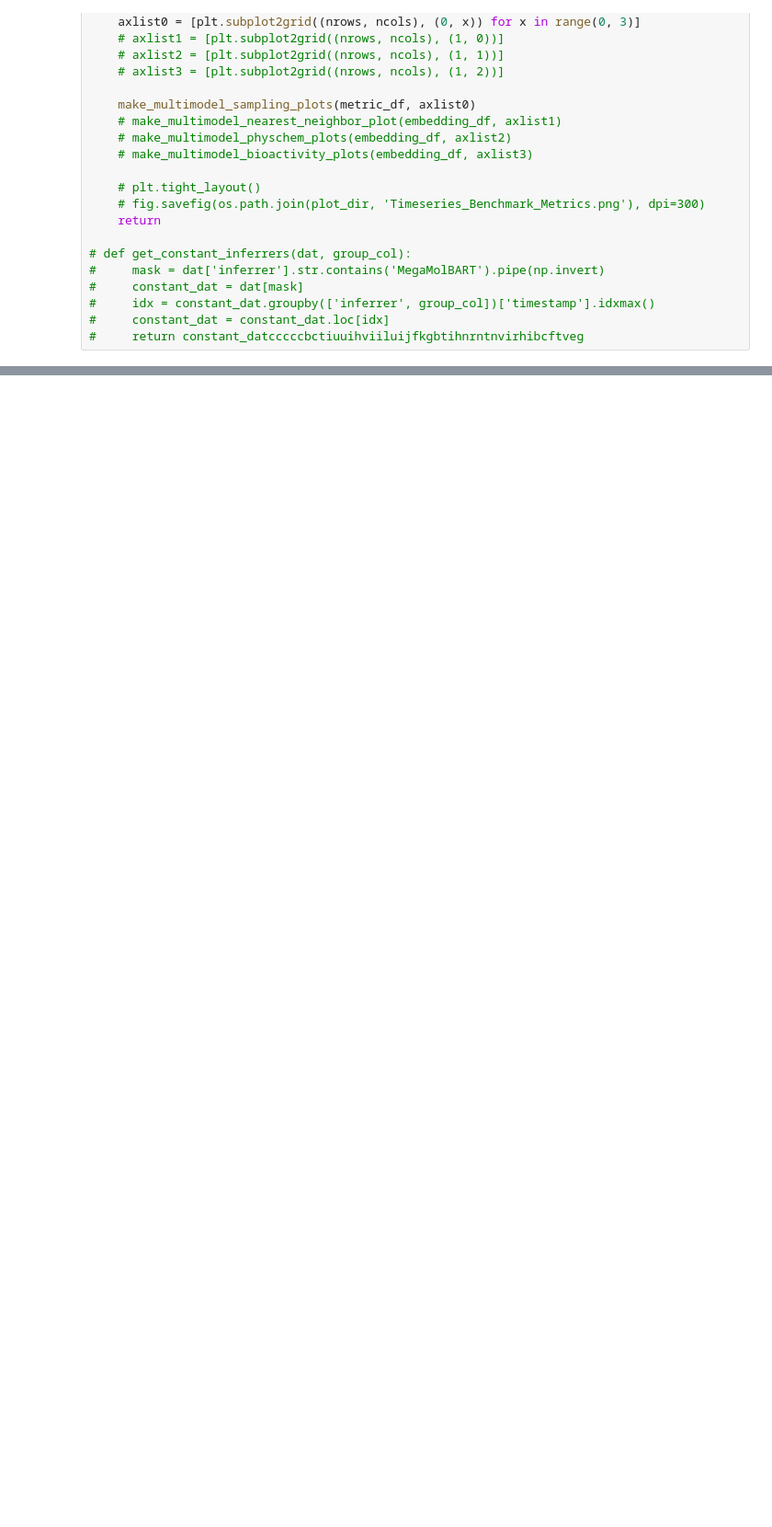
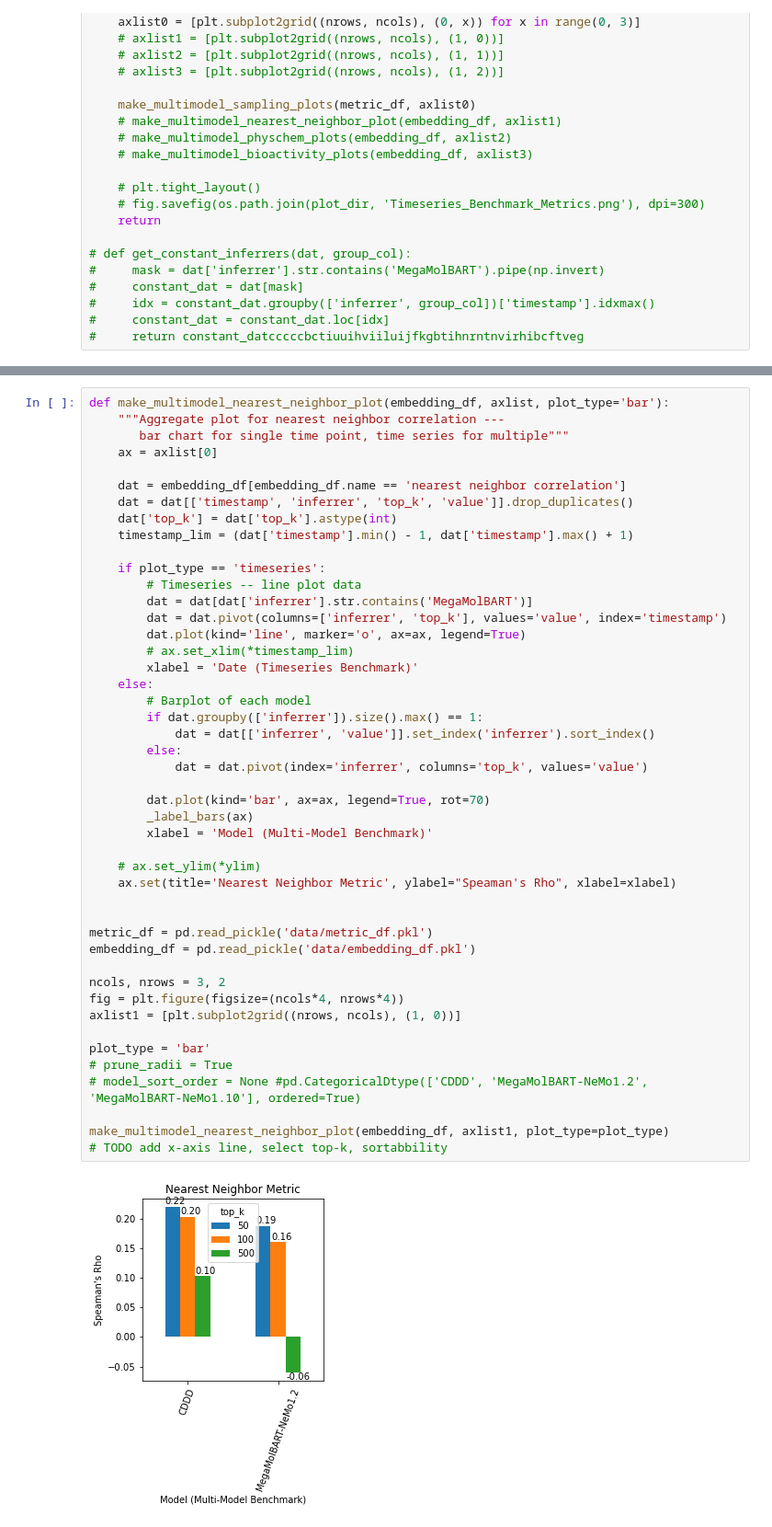
Before and after one commit to NVIDIA/cheminformatics, a Jupyter notebook: Untitled1.ipynb, the cells around one changed output, grey strips where cells are left out. Shown at 92% size. Cells and saved outputs as stored; diff of their text form; blank space fills up the shorter version.

```diff
--- a/Untitled1.ipynb
+++ b/Untitled1.ipynb
@@ -205,0 +158,48 @@ embedding_df.tail().T
+# %%
+def make_multimodel_nearest_neighbor_plot(embedding_df, axlist, plot_type='bar'):
+    """Aggregate plot for nearest neighbor correlation ---
+       bar chart for single time point, time series for multiple"""
+    ax = axlist[0]
+
+    dat = embedding_df[embedding_df.name == 'nearest neighbor correlation']
+    dat = dat[['timestamp', 'inferrer', 'top_k', 'value']].drop_duplicates()
+    dat['top_k'] = dat['top_k'].astype(int)
+    timestamp_lim = (dat['timestamp'].min() - 1, dat['timestamp'].max() + 1)
+
+    if plot_type == 'timeseries':
+        # Timeseries -- line plot data
+        dat = dat[dat['inferrer'].str.contains('MegaMolBART')]
+        dat = dat.pivot(columns=['inferrer', 'top_k'], values='value', index='timestamp')
+        dat.plot(kind='line', marker='o', ax=ax, legend=True)
+        # ax.set_xlim(*timestamp_lim)
+        xlabel = 'Date (Timeseries Benchmark)'
+    else:
+        # Barplot of each model
+        if dat.groupby(['inferrer']).size().max() == 1:
+            dat = dat[['inferrer', 'value']].set_index('inferrer').sort_index()
+        else:
+            dat = dat.pivot(index='inferrer', columns='top_k', values='value')
+
+        dat.plot(kind='bar', ax=ax, legend=True, rot=70)
+        _label_bars(ax)
+        xlabel = 'Model (Multi-Model Benchmark)'
+
+    # ax.set_ylim(*ylim)
+    ax.set(title='Nearest Neighbor Metric', ylabel="Speaman's Rho", xlabel=xlabel)
+
+
+metric_df = pd.read_pickle('data/metric_df.pkl')
+embedding_df = pd.read_pickle('data/embedding_df.pkl')
+
+ncols, nrows = 3, 2
+fig = plt.figure(figsize=(ncols*4, nrows*4))
+axlist1 = [plt.subplot2grid((nrows, ncols), (1, 0))]
+
+plot_type = 'bar'
+# prune_radii = True
+# model_sort_order = None #pd.CategoricalDtype(['CDDD', 'MegaMolBART-NeMo1.2', 'MegaMolBART-NeMo1.10'], ordered=True)
+
+make_multimodel_nearest_neighbor_plot(embedding_df, axlist1, plot_type=plot_type)
+# TODO add x-axis line, select top-k, sortabbility
+# %% [output]
+[figure, added]
```
Also changed, not shown: parts of 5 cells of this notebook.
